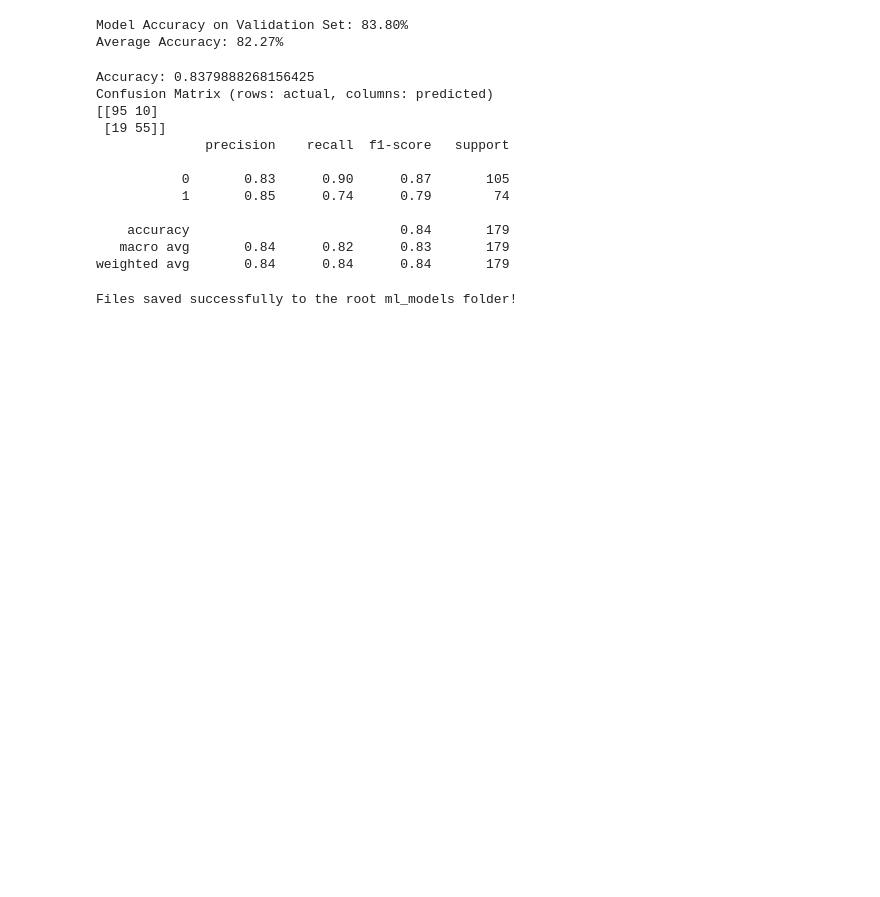
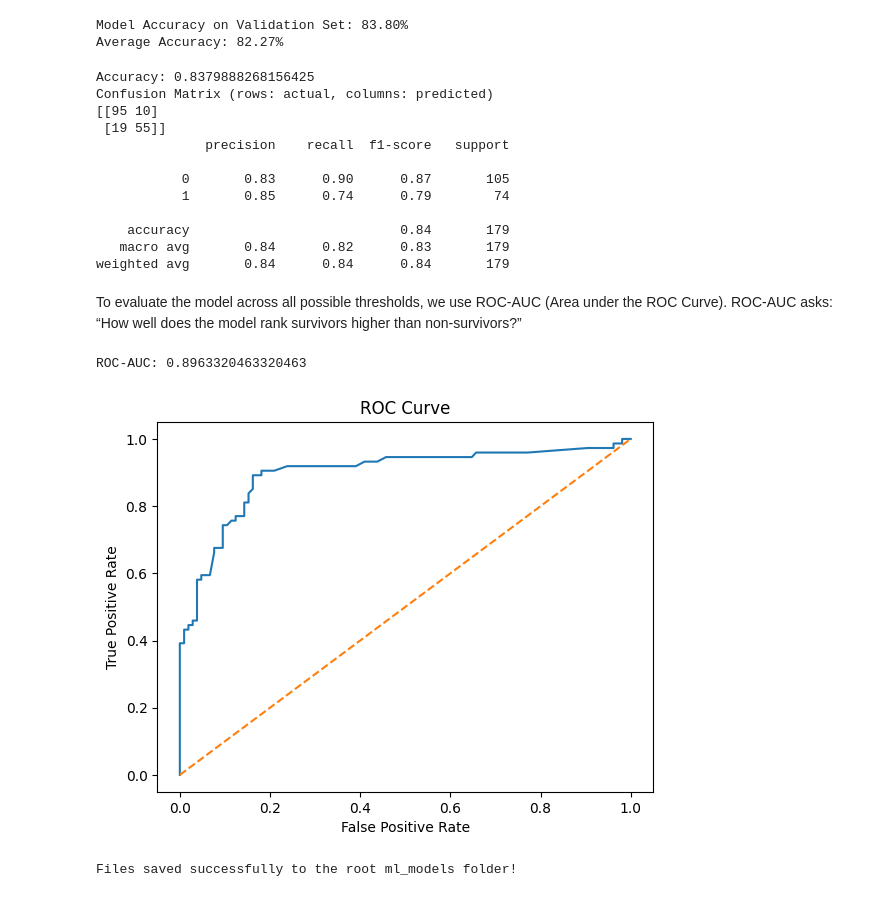
Before and after one commit to hashtag-squirrel/titanic-capstone-project, a Jupyter notebook: analysis.ipynb, the cells around one changed output. Saved outputs shown, nothing was run; the diff lists cells and outputs as text; code cells hidden in the pictures; blank space fills up the shorter version.

Commit message:
evaluation of the model with ROC-AUC

```diff
--- a/analysis.ipynb
+++ b/analysis.ipynb
@@ -196,6 +196,29 @@ Confusion Matrix (rows: actual, columns: predicted)
     accuracy                           0.84       179
    macro avg       0.84      0.82      0.83       179
 weighted avg       0.84      0.84      0.84       179
+# %% [markdown]
+To evaluate the model across all possible thresholds, we use ROC-AUC (Area under the ROC Curve). ROC-AUC asks: “How well does the model rank survivors higher than non-survivors?”
+# %%
+from sklearn.metrics import roc_auc_score
+import matplotlib.pyplot as plt
+
+y_proba = model.predict_proba(X_val)[:, 1]
+roc_auc = roc_auc_score(y_val, y_proba)
+print("ROC-AUC:", roc_auc)
+# %% [output]
+ROC-AUC: 0.8963320463320463
+# %%
+from sklearn.metrics import roc_curve
+fpr, tpr, thresholds = roc_curve(y_val, y_proba)
+
+plt.plot(fpr, tpr)
+plt.plot([0, 1], [0, 1], linestyle='--')
+plt.xlabel("False Positive Rate")
+plt.ylabel("True Positive Rate")
+plt.title("ROC Curve")
+plt.show()
+# %% [output]
+[figure, added]
 # %%
 import joblib
 import os
```
